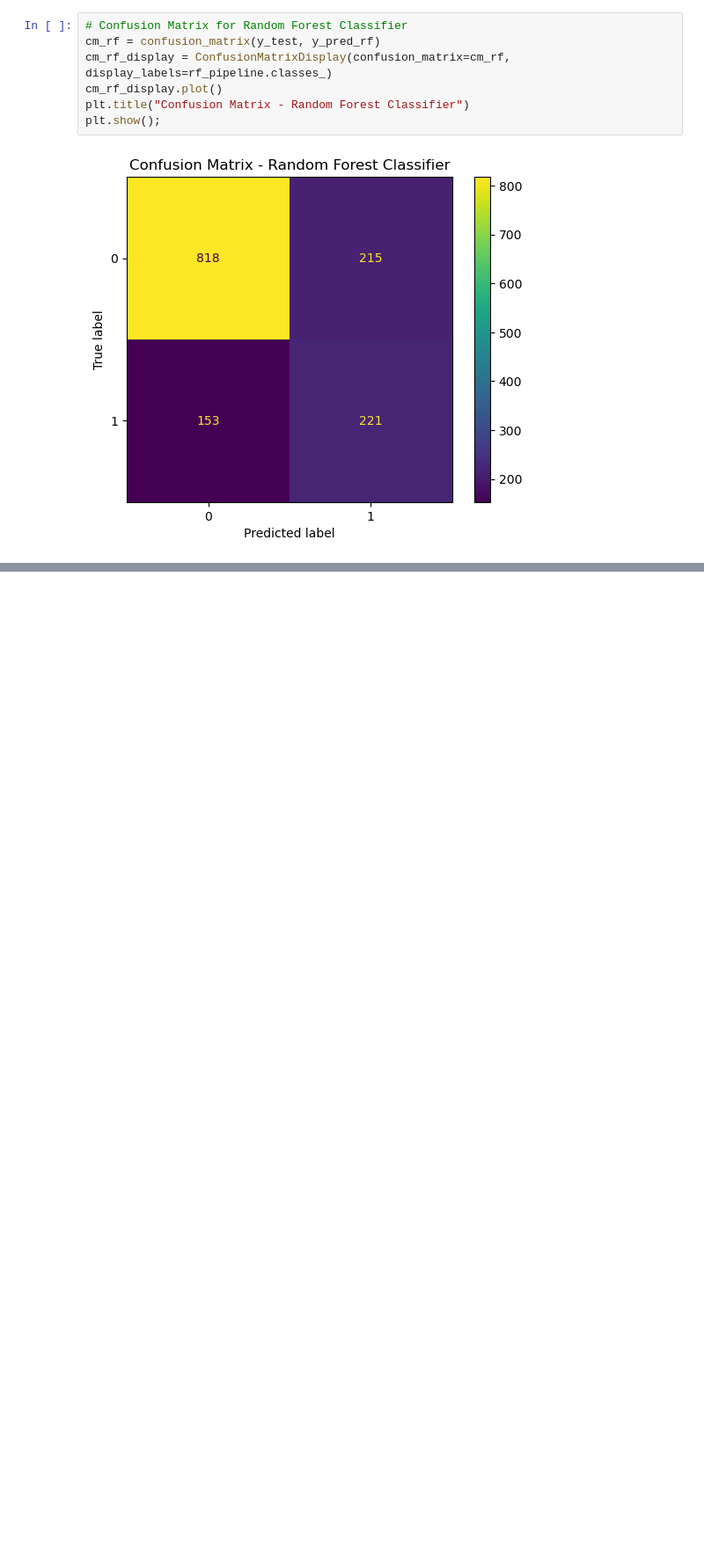
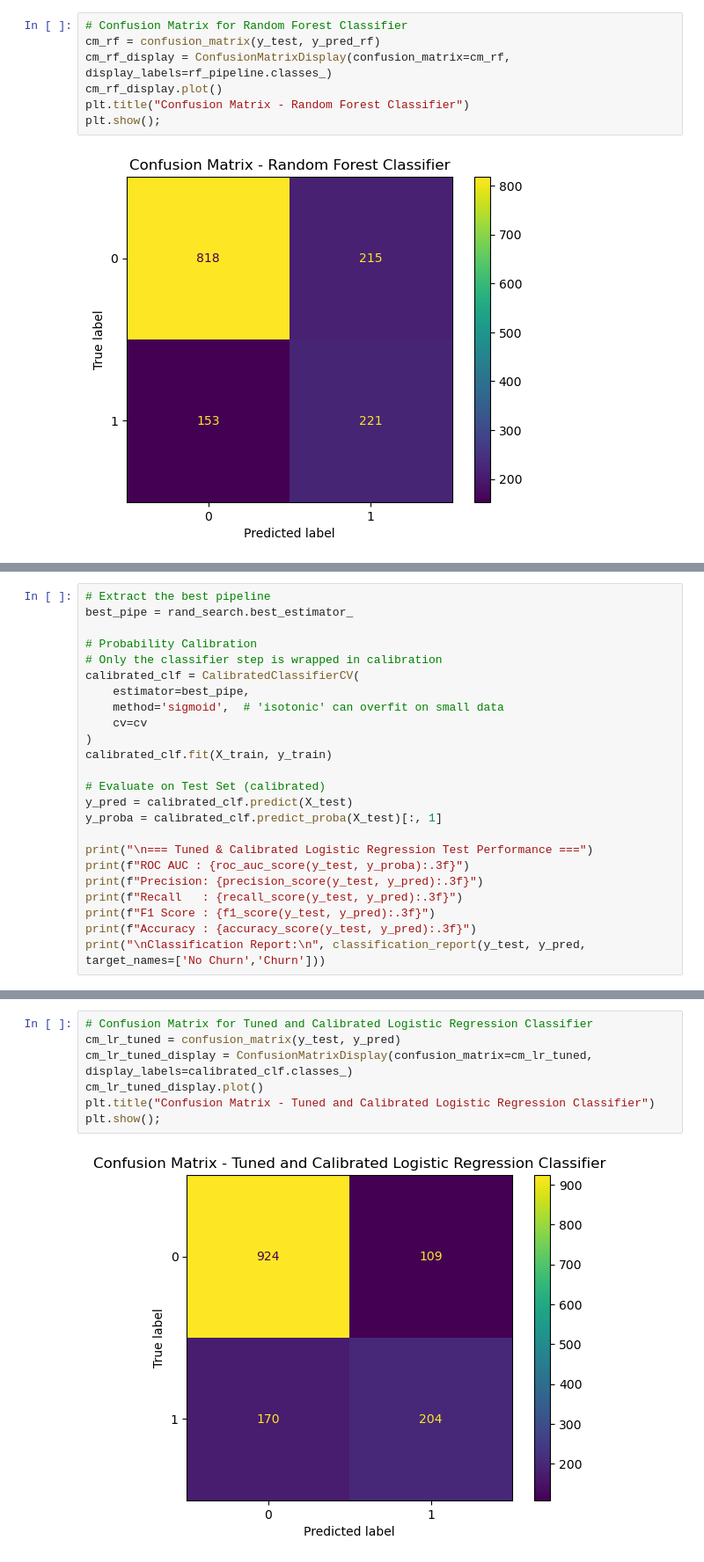
Before and after one commit to Daniel-Muruthi/telecom-churn-prediction, a Jupyter notebook: index.ipynb, the cells around one changed output, grey strips where cells are left out. Shown: that part at 88% size. Drawn from its saved outputs; the diff is of its cells as text; blank space fills up the shorter version.

Commit message:
This will add the tuned logistic regression model

```diff
--- a/index.ipynb
+++ b/index.ipynb
@@ -624,0 +674,24 @@ plt.show();
+# %%
+# Extract the best pipeline
+best_pipe = rand_search.best_estimator_
+
+# Probability Calibration
+# Only the classifier step is wrapped in calibration
+calibrated_clf = CalibratedClassifierCV(
+    estimator=best_pipe,
+    method='sigmoid',  # 'isotonic' can overfit on small data
+    cv=cv
+)
+calibrated_clf.fit(X_train, y_train)
+
+# Evaluate on Test Set (calibrated)
+y_pred = calibrated_clf.predict(X_test)
+y_proba = calibrated_clf.predict_proba(X_test)[:, 1]
+
+print("\n=== Tuned & Calibrated Logistic Regression Test Performance ===")
+print(f"ROC AUC : {roc_auc_score(y_test, y_proba):.3f}")
+print(f"Precision: {precision_score(y_test, y_pred):.3f}")
+print(f"Recall   : {recall_score(y_test, y_pred):.3f}")
+print(f"F1 Score : {f1_score(y_test, y_pred):.3f}")
+print(f"Accuracy : {accuracy_score(y_test, y_pred):.3f}")
+print("\nClassification Report:\n", classification_report(y_test, y_pred, target_names=['No Churn','Churn']))
@@ -624,0 +715,9 @@ plt.show();
+# %%
+# Confusion Matrix for Tuned and Calibrated Logistic Regression Classifier
+cm_lr_tuned = confusion_matrix(y_test, y_pred)
+cm_lr_tuned_display = ConfusionMatrixDisplay(confusion_matrix=cm_lr_tuned, display_labels=calibrated_clf.classes_)
+cm_lr_tuned_display.plot()
+plt.title("Confusion Matrix - Tuned and Calibrated Logistic Regression Classifier")
+plt.show();
+# %% [output]
+[figure, added]
```
Also changed, not shown: parts of 5 cells of this notebook.
